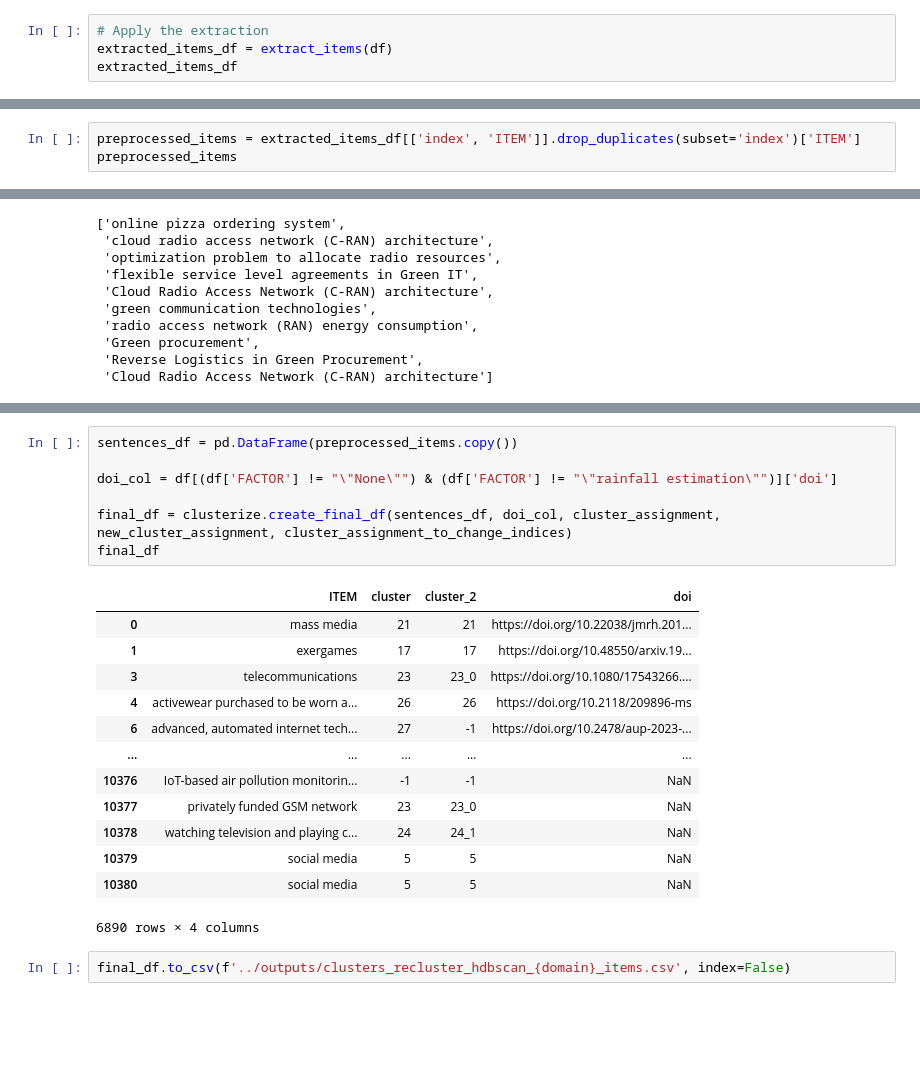
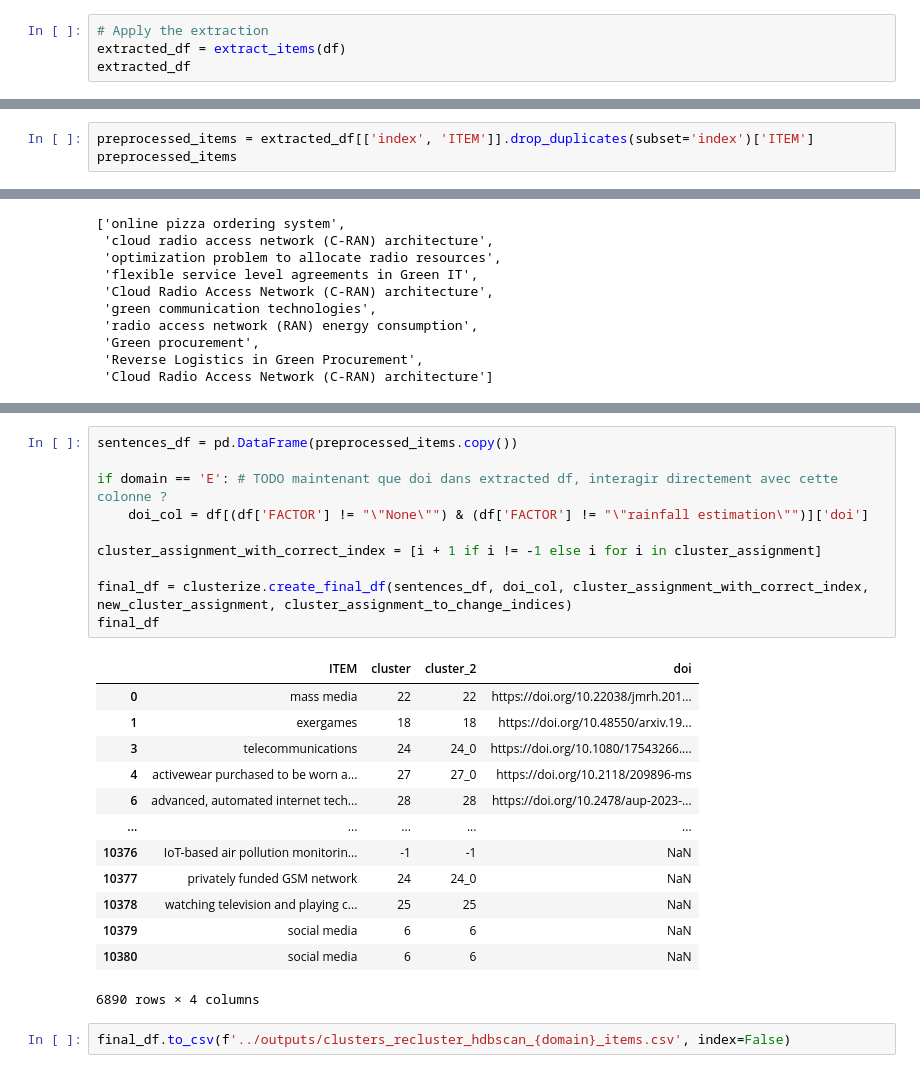
Before and after one commit to ThomasDenoirjean/Clustering_democratiser_sobriete, a Jupyter notebook: code/2_policy_clustering.ipynb, the cells around one changed output, grey strips where cells are left out. Saved outputs shown, nothing was run; the diff lists cells and outputs as text; blank space fills up the shorter version.

```diff
--- a/code/2_policy_clustering.ipynb
+++ b/code/2_policy_clustering.ipynb
@@ -48,8 +39,8 @@ df
 6940 rows × 7 columns
 # %%
 # Apply the extraction
-extracted_items_df = extract_items(df)
-extracted_items_df
+extracted_df = extract_items(df)
+extracted_df
 # %% [output]
 "rainfall estimation"
 "rainfall estimation"
@@ -71,7 +62,7 @@ extracted_items_df
 # %% [markdown]
 ### a. ITEMS
 # %%
-preprocessed_items = extracted_items_df[['index', 'ITEM']].drop_duplicates(subset='index')['ITEM']
+preprocessed_items = extracted_df[['index', 'ITEM']].drop_duplicates(subset='index')['ITEM']
 preprocessed_items
 # %% [output]
 0                                               mass media
@@ -249,23 +242,26 @@ new_noise_df
 # %%
 sentences_df = pd.DataFrame(preprocessed_items.copy())
 
-doi_col = df[(df['FACTOR'] != "\"None\"") & (df['FACTOR'] != "\"rainfall estimation\"")]['doi']
+if domain == 'E': # TODO maintenant que doi dans extracted df, interagir directement avec cette colonne ?
+    doi_col = df[(df['FACTOR'] != "\"None\"") & (df['FACTOR'] != "\"rainfall estimation\"")]['doi']
 
-final_df = clusterize.create_final_df(sentences_df, doi_col, cluster_assignment, new_cluster_assignment, cluster_assignment_to_change_indices)
+cluster_assignment_with_correct_index = [i + 1 if i != -1 else i for i in cluster_assignment]
+
+final_df = clusterize.create_final_df(sentences_df, doi_col, cluster_assignment_with_correct_index, new_cluster_assignment, cluster_assignment_to_change_indices)
 final_df
 # %% [output]
 |  | ITEM | cluster | cluster_2 | doi |
-| 0 | mass media | 21 | 21 | https://doi.org/10.22038/jmrh.201... |
-| 1 | exergames | 17 | 17 | https://doi.org/10.48550/arxiv.19... |
-| 3 | telecommunications | 23 | 23_0 | https://doi.org/10.1080/17543266.... |
-| 4 | activewear purchased to be worn a... | 26 | 26 | https://doi.org/10.2118/209896-ms |
-| 6 | advanced, automated internet tech... | 27 | -1 | https://doi.org/10.2478/aup-2023-... |
+| 0 | mass media | 22 | 22 | https://doi.org/10.22038/jmrh.201... |
+| 1 | exergames | 18 | 18 | https://doi.org/10.48550/arxiv.19... |
+| 3 | telecommunications | 24 | 24_0 | https://doi.org/10.1080/17543266.... |
+| 4 | activewear purchased to be worn a... | 27 | 27_0 | https://doi.org/10.2118/209896-ms |
+| 6 | advanced, automated internet tech... | 28 | 28 | https://doi.org/10.2478/aup-2023-... |
 | ... | ... | ... | ... | ... |
 | 10376 | IoT-based air pollution monitorin... | -1 | -1 | NaN |
-| 10377 | privately funded GSM network | 23 | 23_0 | NaN |
-| 10378 | watching television and playing c... | 24 | 24_1 | NaN |
-| 10379 | social media | 5 | 5 | NaN |
-| 10380 | social media | 5 | 5 | NaN |
+| 10377 | privately funded GSM network | 24 | 24_0 | NaN |
+| 10378 | watching television and playing c... | 25 | 25 | NaN |
+| 10379 | social media | 6 | 6 | NaN |
+| 10380 | social media | 6 | 6 | NaN |
 6890 rows × 4 columns
 # %%
 final_df.to_csv(f'../outputs/clusters_recluster_hdbscan_{domain}_items.csv', index=False)
```
Also changed, not shown: parts of 17 cells of this notebook, 2 other files.
